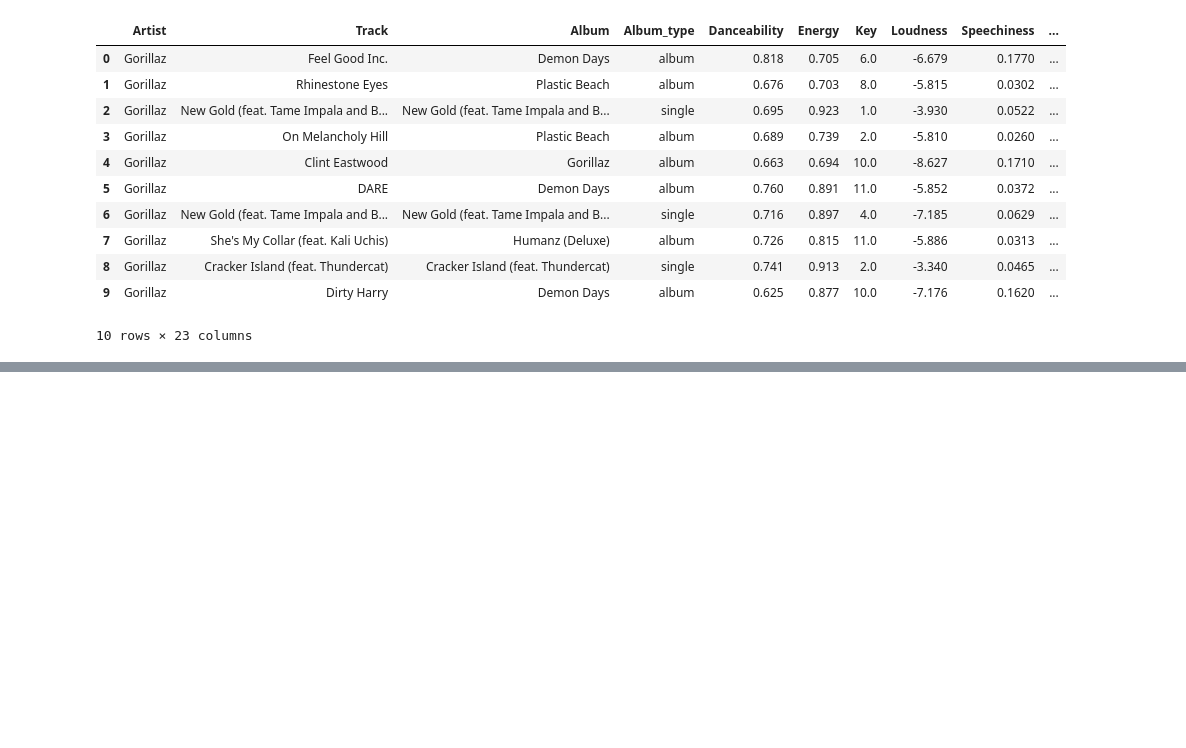
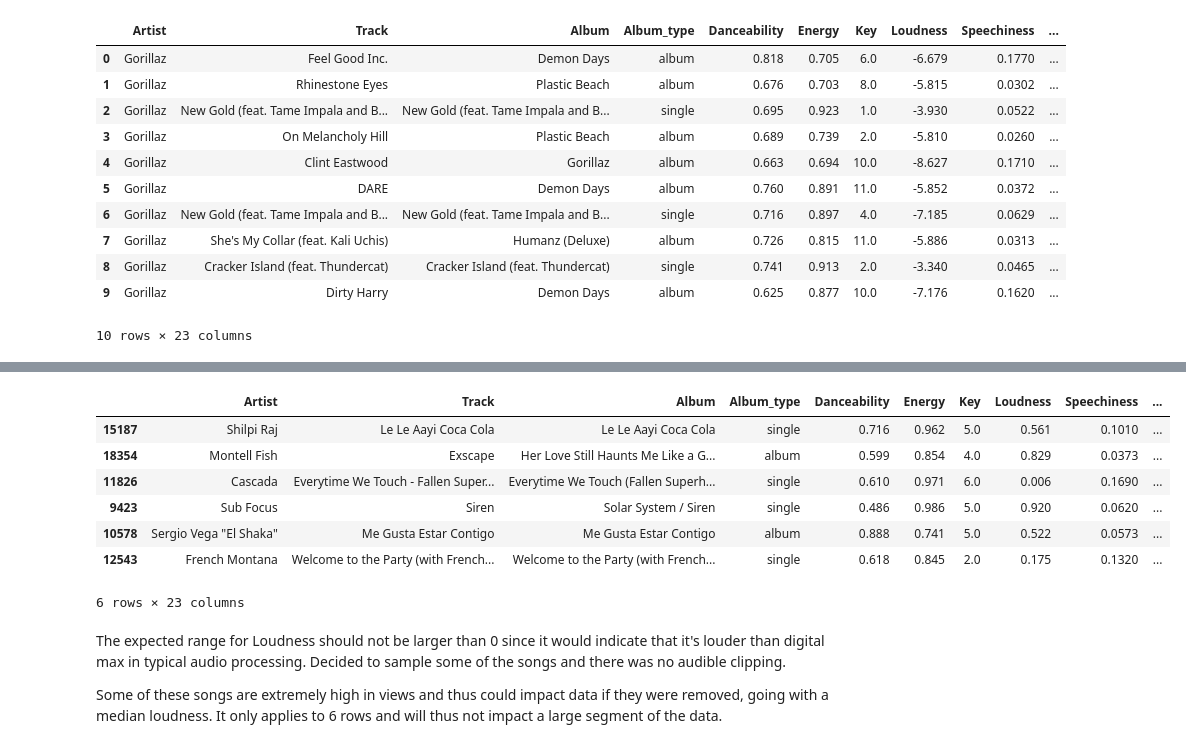
Before and after one commit to dangosailing/EDA_Excercise, a Jupyter notebook: spotify_yt.ipynb, the cells around one changed output, grey strips where cells are left out. Saved outputs shown, nothing was run; the diff lists cells and outputs as text; code cells hidden in the pictures; blank space fills up the shorter version.

```diff
--- a/spotify_yt.ipynb
+++ b/spotify_yt.ipynb
@@ -185,0 +223,17 @@ spyt_df_clean.head(10)
+# %%
+spyt_df_clean[spyt_df_clean["Loudness"] > 0].sort_values(by="Stream")
+# %% [output]
+|  | Artist | Track | Album | Album_type | Danceability | Energy | Key | Loudness | Speechiness | ... |
+| 15187 | Shilpi Raj | Le Le Aayi Coca Cola | Le Le Aayi Coca Cola | single | 0.716 | 0.962 | 5.0 | 0.561 | 0.1010 | ... |
+| 18354 | Montell Fish | Exscape | Her Love Still Haunts Me Like a G... | album | 0.599 | 0.854 | 4.0 | 0.829 | 0.0373 | ... |
+| 11826 | Cascada | Everytime We Touch - Fallen Super... | Everytime We Touch (Fallen Superh... | single | 0.610 | 0.971 | 6.0 | 0.006 | 0.1690 | ... |
+| 9423 | Sub Focus | Siren | Solar System / Siren | single | 0.486 | 0.986 | 5.0 | 0.920 | 0.0620 | ... |
+| 10578 | Sergio Vega "El Shaka" | Me Gusta Estar Contigo | Me Gusta Estar Contigo | album | 0.888 | 0.741 | 5.0 | 0.522 | 0.0573 | ... |
+| 12543 | French Montana | Welcome to the Party (with French... | Welcome to the Party (with French... | single | 0.618 | 0.845 | 2.0 | 0.175 | 0.1320 | ... |
+6 rows × 23 columns
+# %% [markdown]
+The expected range for Loudness should not be larger than 0 since it would indicate that it's louder than digital max in typical audio processing.
+Decided to sample some of the songs and there was no audible clipping.
+
+Some of these songs are extremely high in views and thus could impact data if they were removed, going with a median loudness.
+It only applies to 6 rows and will thus not impact a large segment of the data.
```
Also changed, not shown: parts of 4 cells of this notebook.
